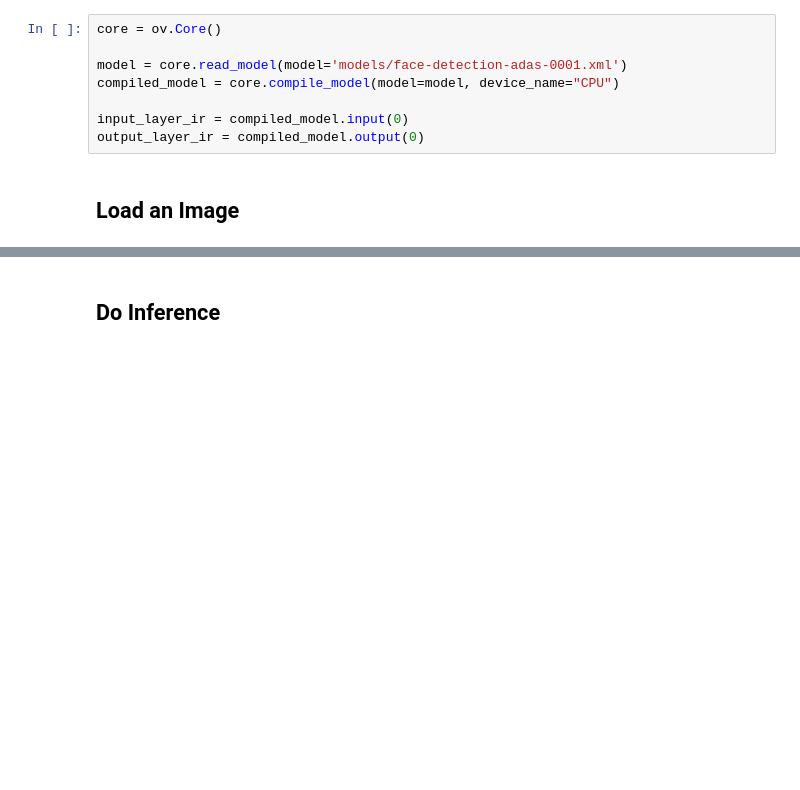
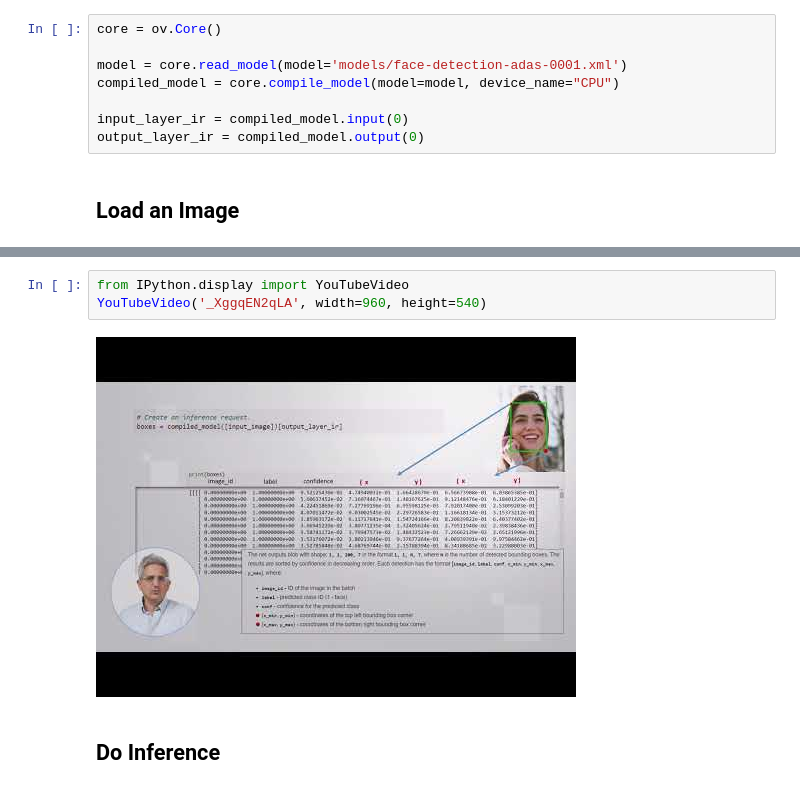
Before and after one commit to openvinotoolkit/openvino_build_deploy, a Jupyter notebook: trainings/object_detection/simple_face_detection_with_ov.ipynb, the cells around one changed output, grey strips where cells are left out. Cells and saved outputs as stored; diff of their text form; blank space fills up the shorter version.

```diff
--- a/trainings/object_detection/simple_face_detection_with_ov.ipynb
+++ b/trainings/object_detection/simple_face_detection_with_ov.ipynb
@@ -71,3 +66,8 @@ plt.imshow(cv2.cvtColor(image, cv2.COLOR_BGR2RGB));
+# %%
+from IPython.display import YouTubeVideo
+YouTubeVideo('_XggqEN2qLA', width=960, height=540)
+# %% [output]
+[figure, added]
 # %% [markdown]
 ## Do Inference
 # %%
```
Also changed, not shown: parts of 5 cells of this notebook.
